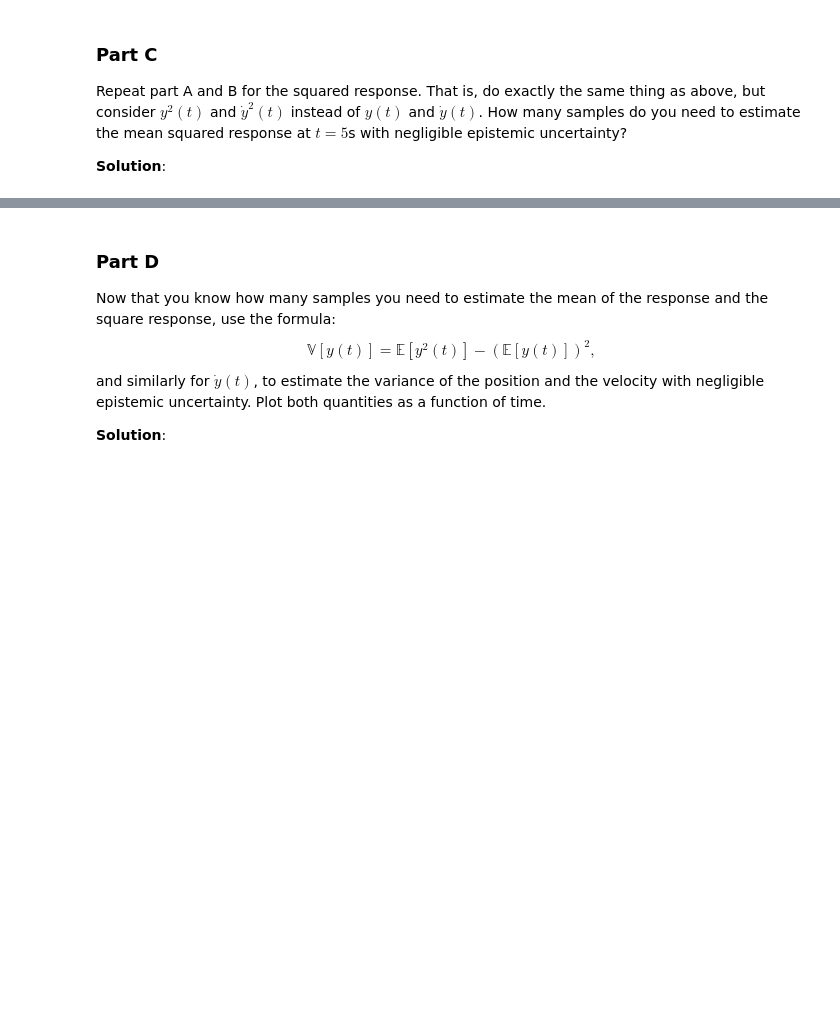
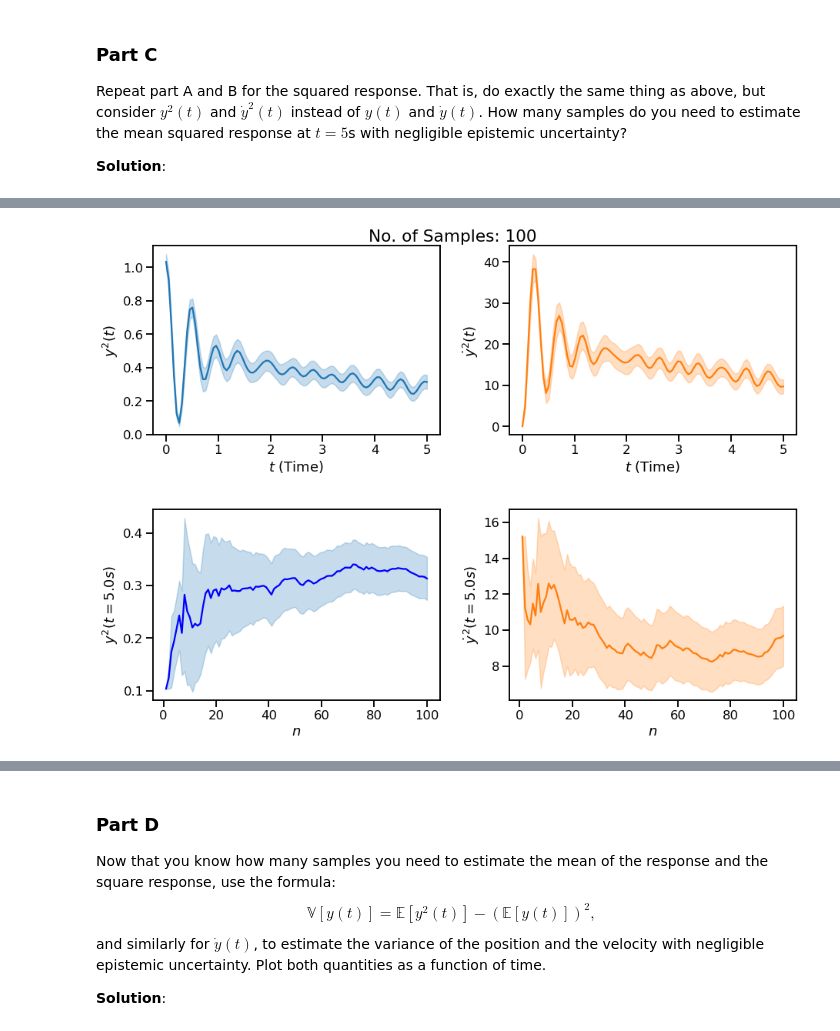
Before and after one commit to dhillonparveen/uq-course, a Jupyter notebook: homeworks/hw_02.ipynb, the cells around one changed output, grey strips where cells are left out. Saved outputs shown, nothing was run; the diff lists cells and outputs as text; code cells hidden in the pictures; blank space fills up the shorter version.

```diff
--- a/homeworks/hw_02.ipynb
+++ b/homeworks/hw_02.ipynb
@@ -721,0 +818,8 @@ plt.close()
+# %%
+num_samples = 100
+samples = take_samples_from_solver(num_samples)
+plot_mean(samples)
+plot_eps_unc(samples,5.)
+# %% [output]
+[figure, added]
+[figure, added]
```
Also changed, not shown: parts of 11 cells of this notebook.
